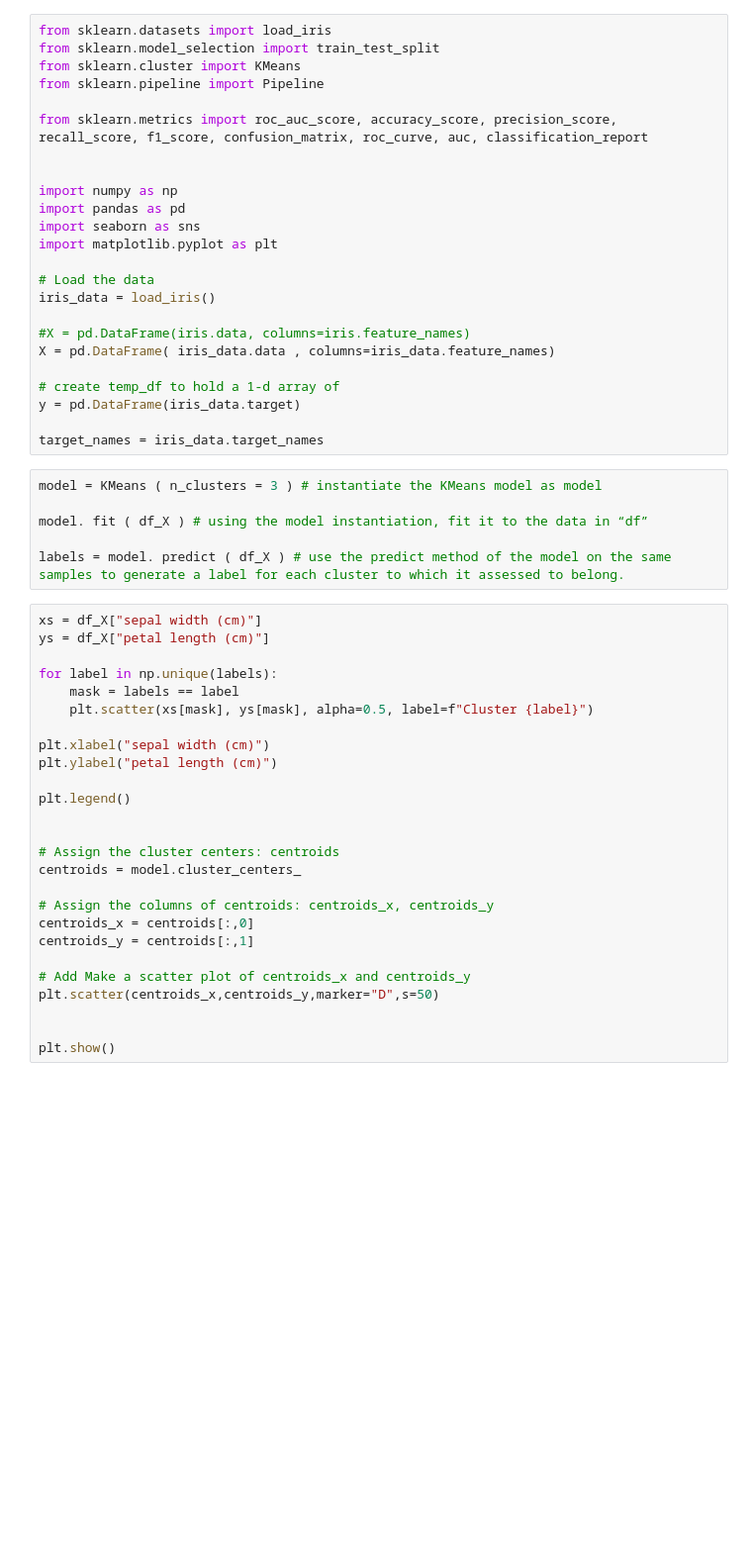
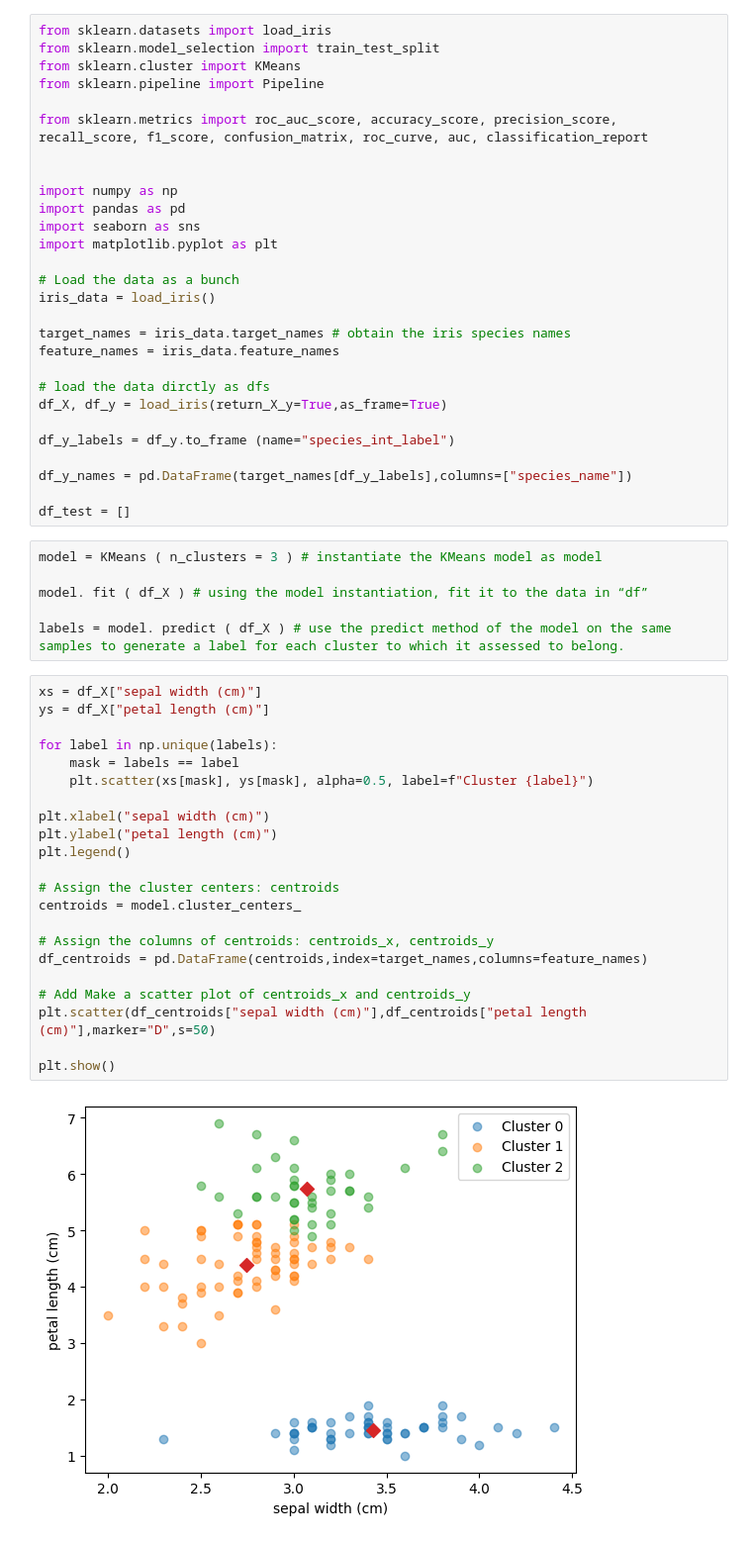
Before and after one commit to tombeaulah/Python, a Jupyter notebook: Python_Test_Codes/20260318-KMeans_Clustering.ipynb, the cells around one changed output. Shown at 99% size. Cells and saved outputs as stored; diff of their text form; blank space fills up the shorter version.

```diff
--- a/Python_Test_Codes/20260318-KMeans_Clustering.ipynb
+++ b/Python_Test_Codes/20260318-KMeans_Clustering.ipynb
@@ -12,16 +12,20 @@ import pandas as pd
 import seaborn as sns
 import matplotlib.pyplot as plt
 
-# Load the data
+# Load the data as a bunch
 iris_data = load_iris()
 
-#X = pd.DataFrame(iris.data, columns=iris.feature_names)
-X = pd.DataFrame( iris_data.data , columns=iris_data.feature_names)
+target_names = iris_data.target_names # obtain the iris species names
+feature_names = iris_data.feature_names
 
-# create temp_df to hold a 1-d array of
-y = pd.DataFrame(iris_data.target)
+# load the data dirctly as dfs
+df_X, df_y = load_iris(return_X_y=True,as_frame=True)
 
-target_names = iris_data.target_names
+df_y_labels = df_y.to_frame (name="species_int_label")
+
+df_y_names = pd.DataFrame(target_names[df_y_labels],columns=["species_name"])
+
+df_test = []
 # %%
 model = KMeans ( n_clusters = 3 ) # instantiate the KMeans model as model
 
@@ -31,29 +35,27 @@ labels = model. predict ( df_X ) # use the predict method of the model on the sa
 # %%
 xs = df_X["sepal width (cm)"]
 ys = df_X["petal length (cm)"]
 
 for label in np.unique(labels):
     mask = labels == label
     plt.scatter(xs[mask], ys[mask], alpha=0.5, label=f"Cluster {label}")
 
 plt.xlabel("sepal width (cm)")
 plt.ylabel("petal length (cm)")
-
 plt.legend()
-
 
 # Assign the cluster centers: centroids
 centroids = model.cluster_centers_
 
 # Assign the columns of centroids: centroids_x, centroids_y
-centroids_x = centroids[:,0]
-centroids_y = centroids[:,1]
+df_centroids = pd.DataFrame(centroids,index=target_names,columns=feature_names)
 
 # Add Make a scatter plot of centroids_x and centroids_y
-plt.scatter(centroids_x,centroids_y,marker="D",s=50)
-
+plt.scatter(df_centroids["sepal width (cm)"],df_centroids["petal length (cm)"],marker="D",s=50)
 
 plt.show()
+# %% [output]
+[figure, added]
 # %%
 # turn the predicted labels into a df
 df_labels = pd.DataFrame(labels,columns=["KMeans_label"])
```
Also changed, not shown: parts of 1 cell of this notebook.
